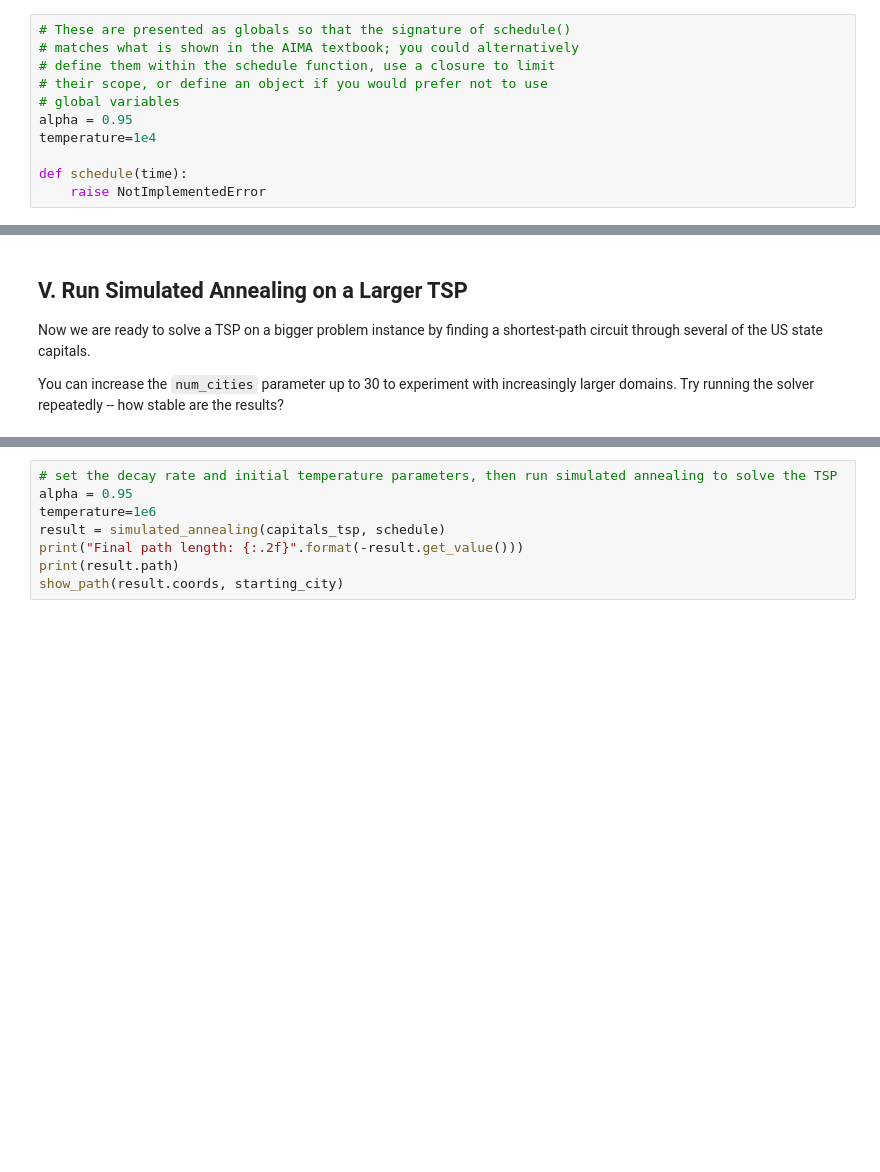
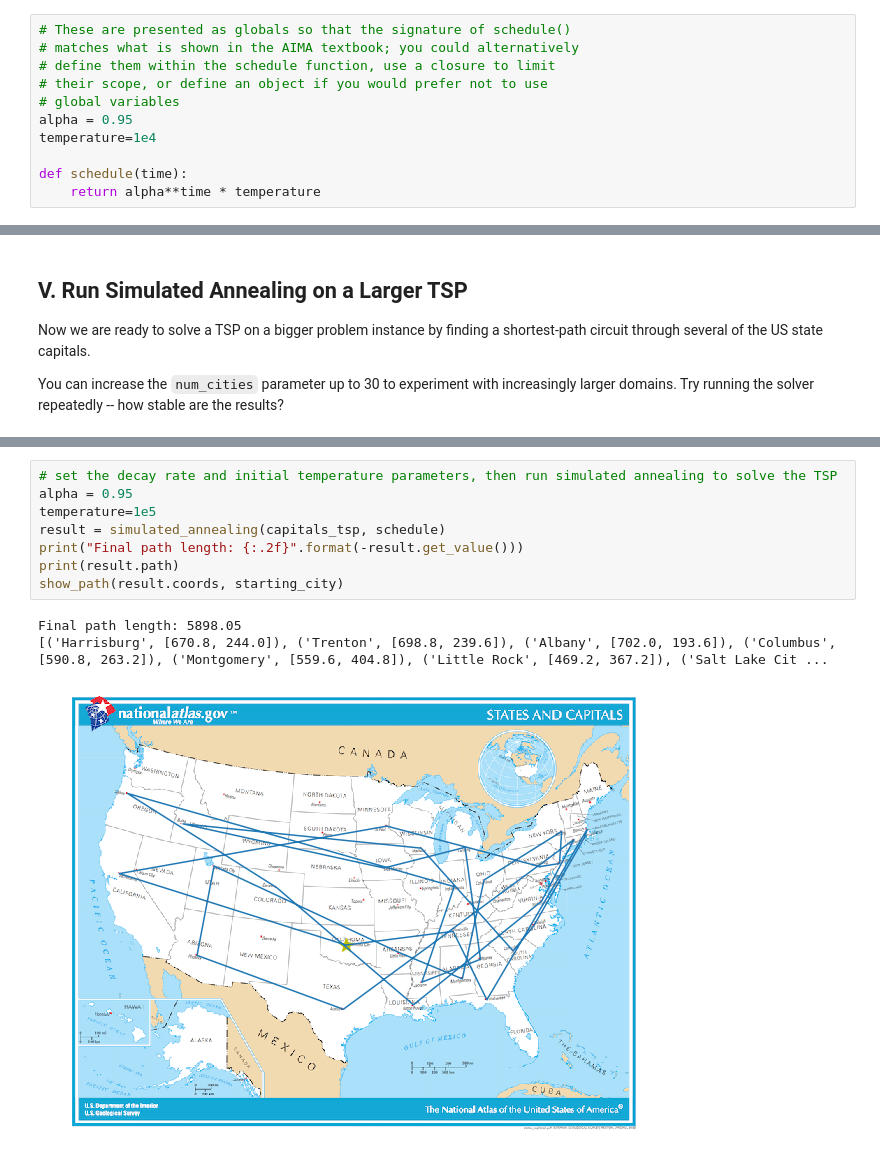
Before and after one commit to JasonVann/AIND-Simulated_Annealing, a Jupyter notebook: AIND-Simulated_Annealing.ipynb, the cells around one changed output, grey strips where cells are left out. Saved outputs shown, nothing was run; the diff lists cells and outputs as text; blank space fills up the shorter version.

```diff
--- a/AIND-Simulated_Annealing.ipynb
+++ b/AIND-Simulated_Annealing.ipynb
@@ -270,7 +287,7 @@ alpha = 0.95
 temperature=1e4
 
 def schedule(time):
-    raise NotImplementedError
+    return alpha**time * temperature
 # %% [markdown]
 ### Testing the Temperature Schedule
 The following tests should validate the temperature schedule function and perform a simple test of the simulated annealing function to solve a small TSP test case
@@ -303,11 +330,15 @@ show_path(capitals_tsp.coords, starting_city)
 # %%
 # set the decay rate and initial temperature parameters, then run simulated annealing to solve the TSP
 alpha = 0.95
-temperature=1e6
+temperature=1e5
 result = simulated_annealing(capitals_tsp, schedule)
 print("Final path length: {:.2f}".format(-result.get_value()))
 print(result.path)
 show_path(result.coords, starting_city)
+# %% [output]
+Final path length: 5898.05
+[('Harrisburg', [670.8, 244.0]), ('Trenton', [698.8, 239.6]), ('Albany', [702.0, 193.6]), ('Columbus', [590.8, 263.2]), ('Montgomery', [559.6, 404.8]), ('Little Rock', [469.2, 367.2]), ('Salt Lake Cit ...
+[figure, added]
 # %% [markdown]
 ### Experiments (Optional)
 Here are some ideas for additional experiments with various settings and parameters once you've completed the lab.
```
Also changed, not shown: parts of 5 cells of this notebook.
